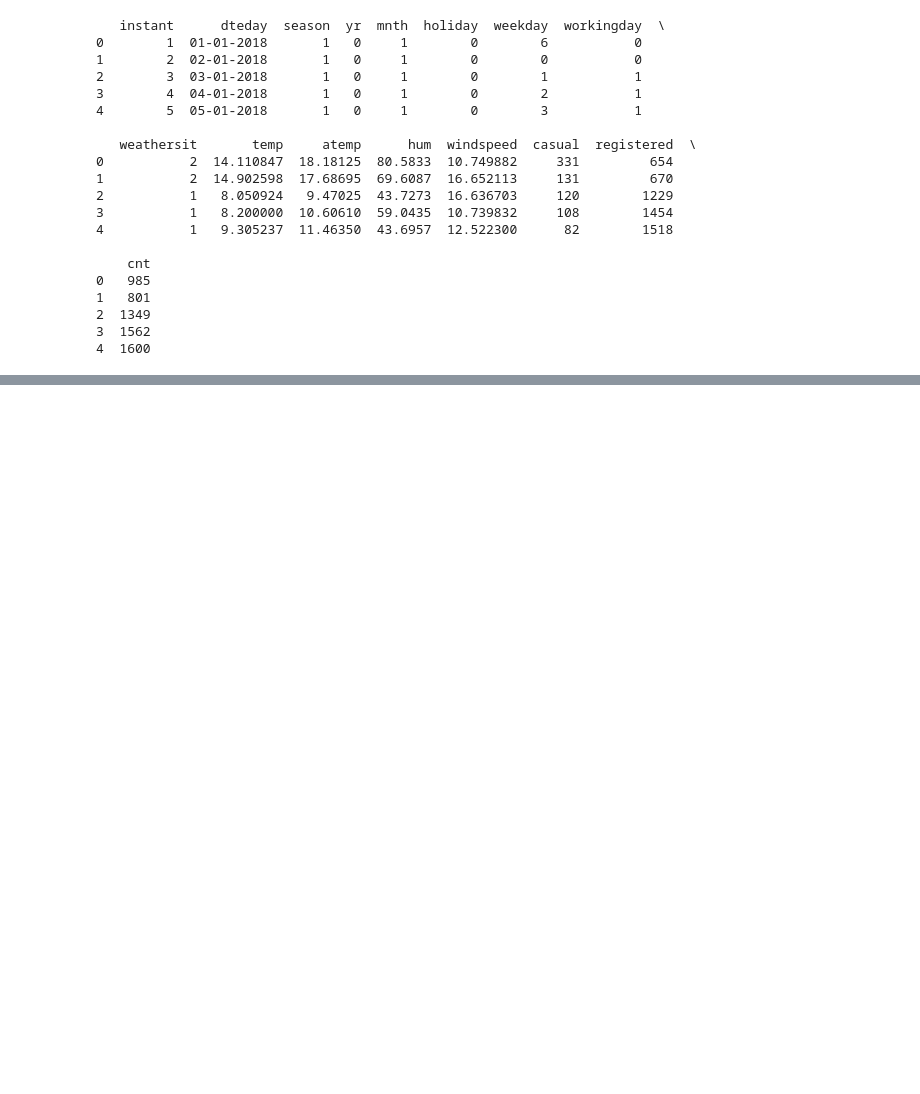
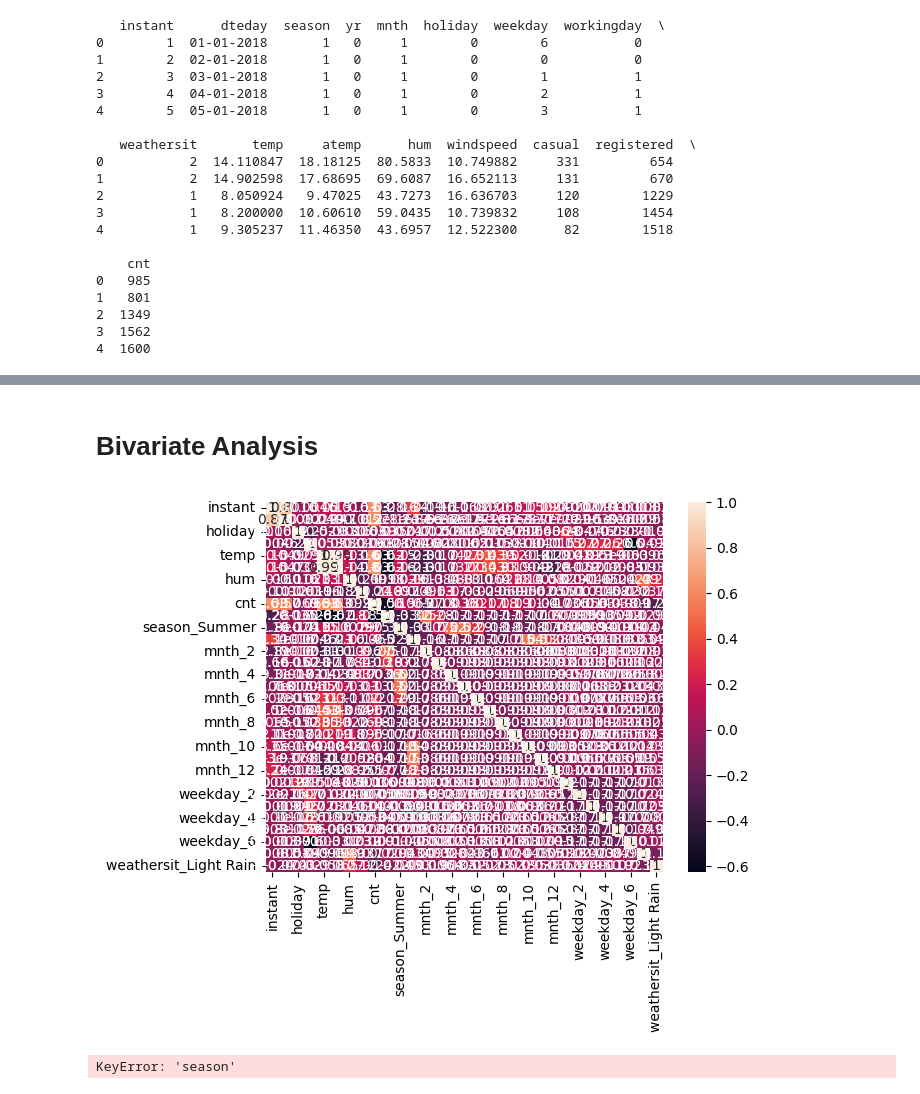
Before and after one commit to Geevanandam/BikeSharingAssignment, a Jupyter notebook: BikeSharingAssignment_Geeva.ipynb, the cells around one changed output, grey strips where cells are left out. Drawn from its saved outputs; the diff is of its cells as text; code cells hidden in the pictures; blank space fills up the shorter version.

```diff
--- a/BikeSharingAssignment_Geeva.ipynb
+++ b/BikeSharingAssignment_Geeva.ipynb
@@ -47,0 +190,15 @@ df['season'] = df['season'].astype('category')
+# %% [markdown]
+# Bivariate Analysis
+# %%
+# @title Correlate Analysis
+correlation_matrix = df.corr()
+sns.heatmap(correlation_matrix, annot=True)
+plt.show()
+# %% [output]
+[figure, added]
+# %%
+# @title Group Statistics
+grouped_data = df.groupby('season')['cnt'].mean()
+print(grouped_data)
+# %% [output]
+KeyError: 'season'
```
Also changed, not shown: parts of 17 cells of this notebook.
